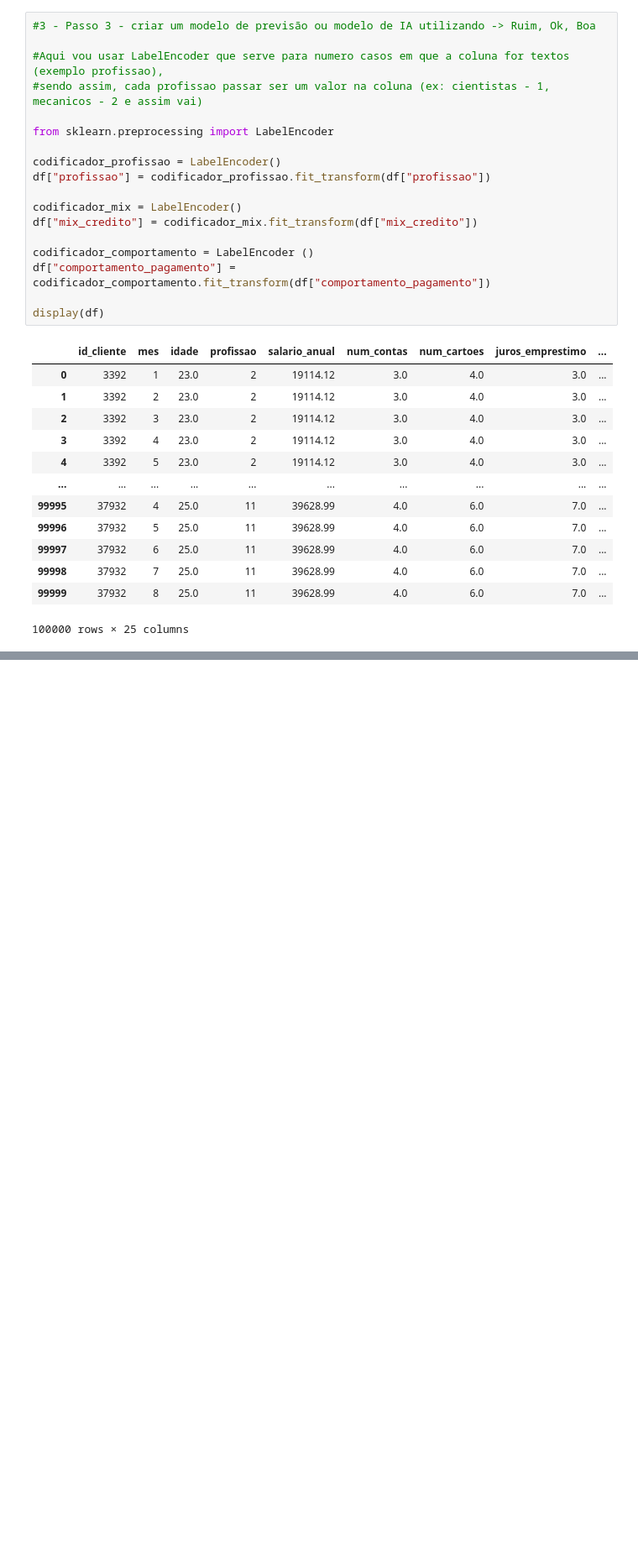
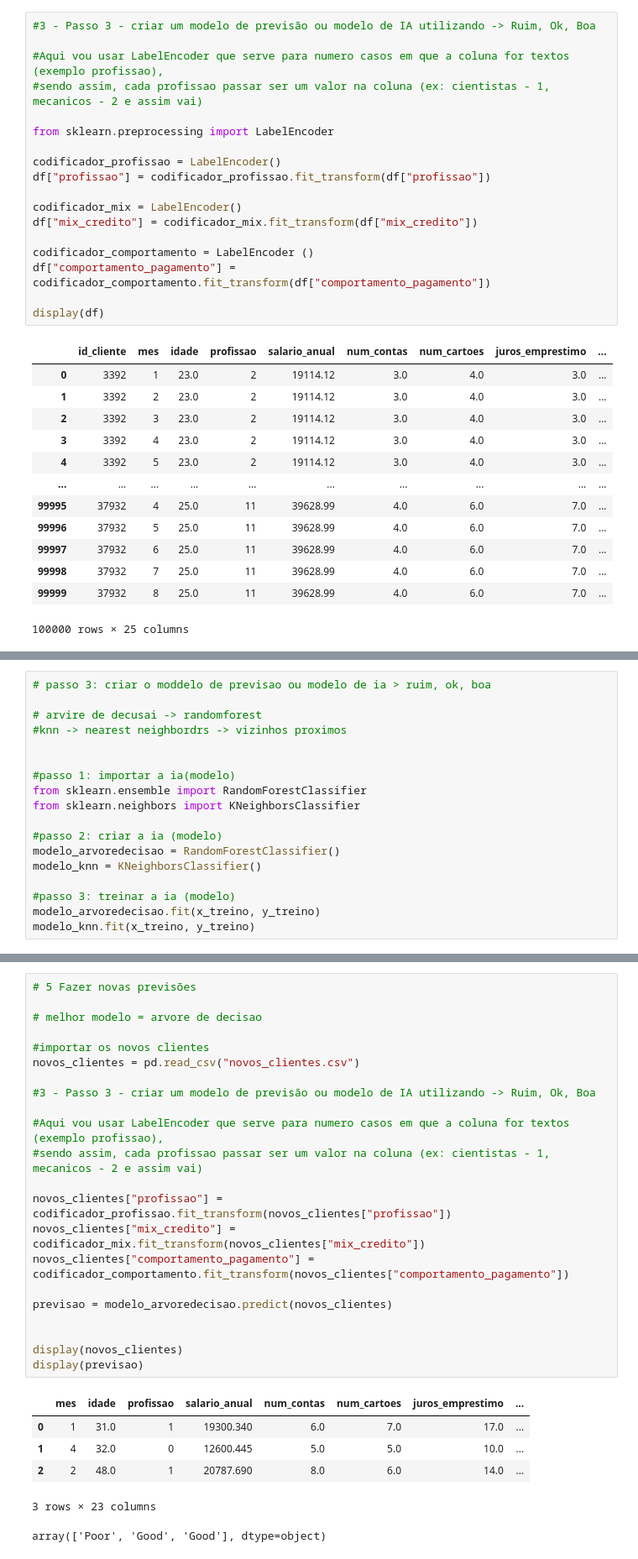
Before and after one commit to VineSantos/Jornada-Python, a Jupyter notebook: Aula 3 - Projeto de Previsão com Machine Learning/inicial.ipynb, the cells around one changed output, grey strips where cells are left out. Shown at 84% size. Drawn from its saved outputs; the diff is of its cells as text; blank space fills up the shorter version.

```diff
--- a/Aula 3 - Projeto de Previsão com Machine Learning/inicial.ipynb
+++ b/Aula 3 - Projeto de Previsão com Machine Learning/inicial.ipynb
@@ -72,0 +89,18 @@ display(df)
+# %%
+# passo 3: criar o moddelo de previsao ou modelo de ia > ruim, ok, boa
+
+# arvire de decusai -> randomforest
+#knn -> nearest neighbordrs -> vizinhos proximos
+
+
+#passo 1: importar a ia(modelo)
+from sklearn.ensemble import RandomForestClassifier
+from sklearn.neighbors import KNeighborsClassifier
+
+#passo 2: criar a ia (modelo)
+modelo_arvoredecisao = RandomForestClassifier()
+modelo_knn = KNeighborsClassifier()
+
+#passo 3: treinar a ia (modelo)
+modelo_arvoredecisao.fit(x_treino, y_treino)
+modelo_knn.fit(x_treino, y_treino)
@@ -72,0 +127,29 @@ display(df)
+# %%
+# 5 Fazer novas previsões
+
+# melhor modelo = arvore de decisao
+
+#importar os novos clientes
+novos_clientes = pd.read_csv("novos_clientes.csv")
+
+#3 - Passo 3 - criar um modelo de previsão ou modelo de IA utilizando -> Ruim, Ok, Boa
+
+#Aqui vou usar LabelEncoder que serve para numero casos em que a coluna for textos (exemplo profissao),
+#sendo assim, cada profissao passar ser um valor na coluna (ex: cientistas - 1, mecanicos - 2 e assim vai)
+
+novos_clientes["profissao"] = codificador_profissao.fit_transform(novos_clientes["profissao"])
+novos_clientes["mix_credito"] = codificador_mix.fit_transform(novos_clientes["mix_credito"])
+novos_clientes["comportamento_pagamento"] = codificador_comportamento.fit_transform(novos_clientes["comportamento_pagamento"])
+
+previsao = modelo_arvoredecisao.predict(novos_clientes)
+
+
+display(novos_clientes)
+display(previsao)
+# %% [output]
+|  | mes | idade | profissao | salario_anual | num_contas | num_cartoes | juros_emprestimo | ... |
+| 0 | 1 | 31.0 | 1 | 19300.340 | 6.0 | 7.0 | 17.0 | ... |
+| 1 | 4 | 32.0 | 0 | 12600.445 | 5.0 | 5.0 | 10.0 | ... |
+| 2 | 2 | 48.0 | 1 | 20787.690 | 8.0 | 6.0 | 14.0 | ... |
+3 rows × 23 columns
+array(['Poor', 'Good', 'Good'], dtype=object)
```
Also changed, not shown: parts of 4 cells of this notebook.
